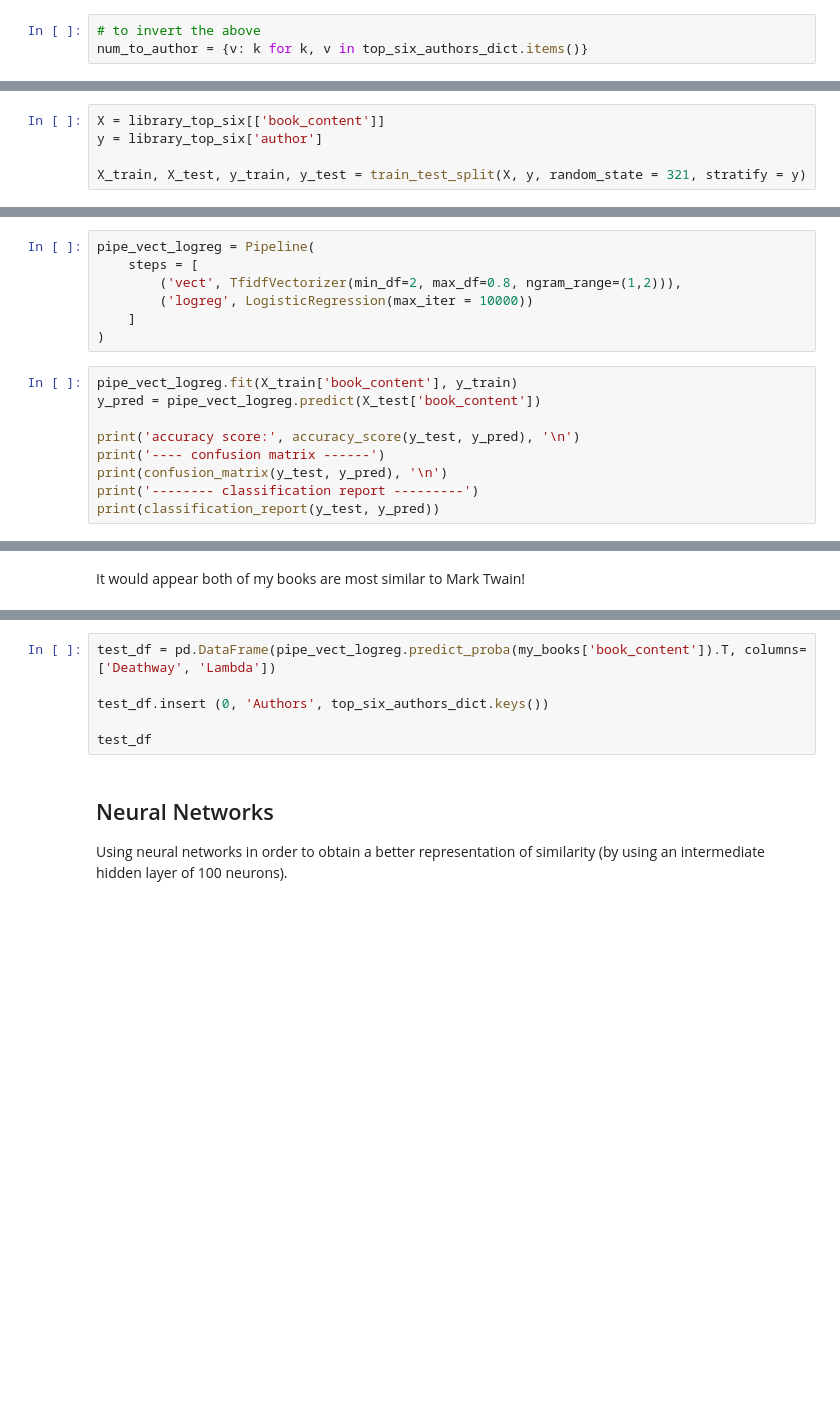
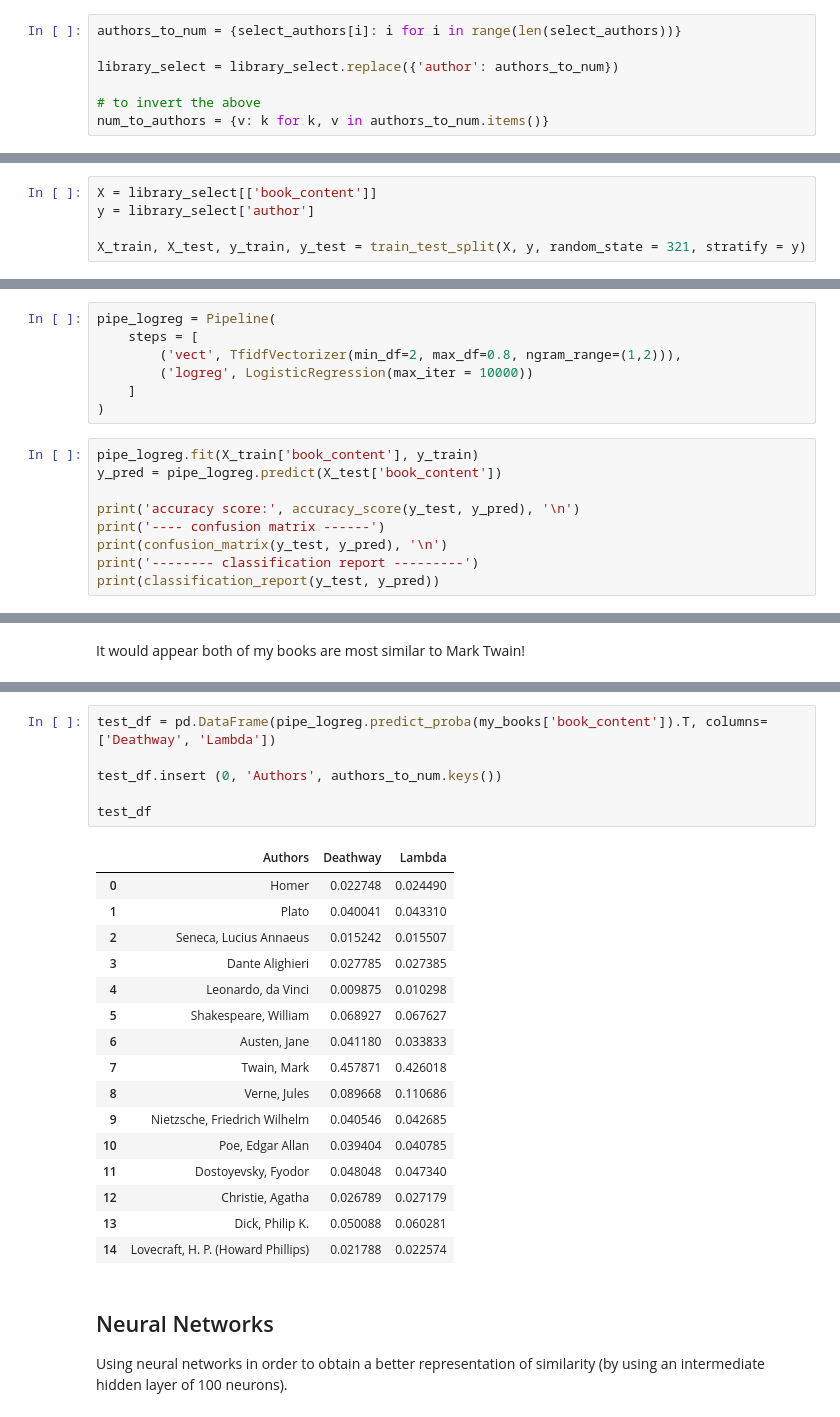
Before and after one commit to tomoumer/discovery_of_writing_differences, a Jupyter notebook: notebooks/data_exploration.ipynb, the cells around one changed output, grey strips where cells are left out. Saved outputs shown, nothing was run; the diff lists cells and outputs as text; blank space fills up the shorter version.

```diff
--- a/notebooks/data_exploration.ipynb
+++ b/notebooks/data_exploration.ipynb
@@ -408,3 +441,7 @@ library_top_six = library_top_six.replace({'author': top_six_authors_dict})
 # %%
+authors_to_num = {select_authors[i]: i for i in range(len(select_authors))}
+
+library_select = library_select.replace({'author': authors_to_num})
+
 # to invert the above
-num_to_author = {v: k for k, v in top_six_authors_dict.items()}
+num_to_authors = {v: k for k, v in authors_to_num.items()}
@@ -413,6 +466,6 @@ top_six_authors_dict
 # %%
-X = library_top_six[['book_content']]
-y = library_top_six['author']
+X = library_select[['book_content']]
+y = library_select['author']
 
 X_train, X_test, y_train, y_test = train_test_split(X, y, random_state = 321, stratify = y)
 # %%
@@ -422,13 +478,13 @@ X_test.shape
 # %%
-pipe_vect_logreg = Pipeline(
+pipe_logreg = Pipeline(
     steps = [
         ('vect', TfidfVectorizer(min_df=2, max_df=0.8, ngram_range=(1,2))),
         ('logreg', LogisticRegression(max_iter = 10000))
     ]
 )
 # %%
-pipe_vect_logreg.fit(X_train['book_content'], y_train)
-y_pred = pipe_vect_logreg.predict(X_test['book_content'])
+pipe_logreg.fit(X_train['book_content'], y_train)
+y_pred = pipe_logreg.predict(X_test['book_content'])
 
 print('accuracy score:', accuracy_score(y_test, y_pred), '\n')
 print('---- confusion matrix ------')
@@ -477,9 +580,26 @@ pd.DataFrame(pipe_vect_logreg.predict_proba(my_books['book_content']),columns=to
 # %%
-test_df = pd.DataFrame(pipe_vect_logreg.predict_proba(my_books['book_content']).T, columns=['Deathway', 'Lambda'])
+test_df = pd.DataFrame(pipe_logreg.predict_proba(my_books['book_content']).T, columns=['Deathway', 'Lambda'])
 
-test_df.insert (0, 'Authors', top_six_authors_dict.keys())
+test_df.insert (0, 'Authors', authors_to_num.keys())
 
 test_df
+# %% [output]
+|  | Authors | Deathway | Lambda |
+| 0 | Homer | 0.022748 | 0.024490 |
+| 1 | Plato | 0.040041 | 0.043310 |
+| 2 | Seneca, Lucius Annaeus | 0.015242 | 0.015507 |
+| 3 | Dante Alighieri | 0.027785 | 0.027385 |
+| 4 | Leonardo, da Vinci | 0.009875 | 0.010298 |
+| 5 | Shakespeare, William | 0.068927 | 0.067627 |
+| 6 | Austen, Jane | 0.041180 | 0.033833 |
+| 7 | Twain, Mark | 0.457871 | 0.426018 |
+| 8 | Verne, Jules | 0.089668 | 0.110686 |
+| 9 | Nietzsche, Friedrich Wilhelm | 0.040546 | 0.042685 |
+| 10 | Poe, Edgar Allan | 0.039404 | 0.040785 |
+| 11 | Dostoyevsky, Fyodor | 0.048048 | 0.047340 |
+| 12 | Christie, Agatha | 0.026789 | 0.027179 |
+| 13 | Dick, Philip K. | 0.050088 | 0.060281 |
+| 14 | Lovecraft, H. P. (Howard Phillips) | 0.021788 | 0.022574 |
 # %% [markdown]
 ## Neural Networks
 
```
Also changed, not shown: parts of 40 cells of this notebook.
